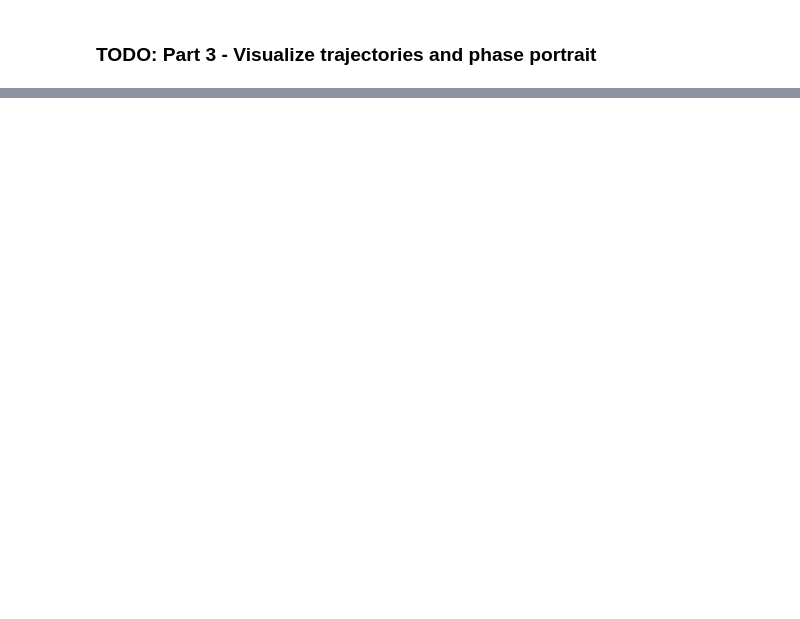
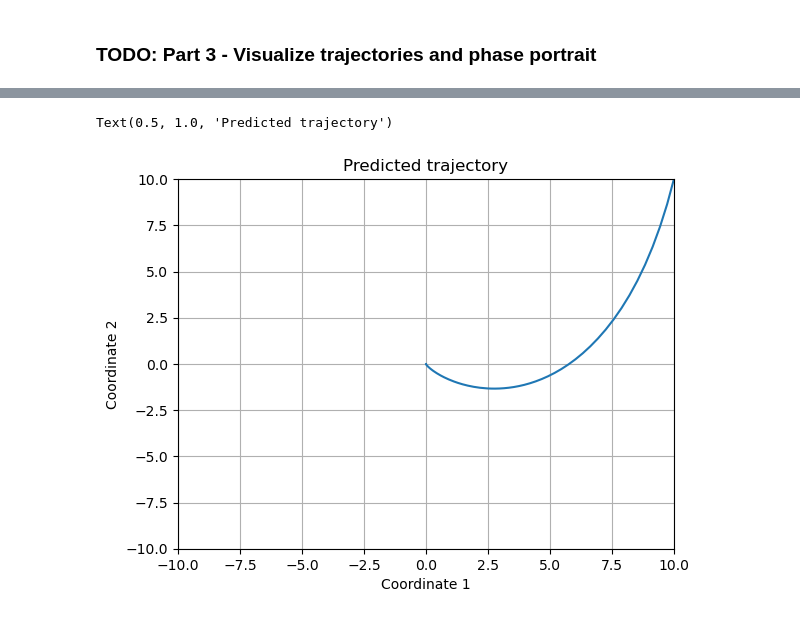
Before and after one commit to Augustin690/learning-dynamical-systems, a Jupyter notebook: src/part1/task2.ipynb, the cells around one changed output, grey strips where cells are left out. Saved outputs shown, nothing was run; the diff lists cells and outputs as text; code cells hidden in the pictures; blank space fills up the shorter version.

```diff
--- a/src/part1/task2.ipynb
+++ b/src/part1/task2.ipynb
@@ -128,0 +112,11 @@ array([[9.95755714e-06]])
+# %%
+plt.plot(trajectory[:,0],trajectory[:,1])
+plt.xlabel("Coordinate 1")
+plt.ylabel("Coordinate 2")
+plt.xlim(-10,10)
+plt.ylim(-10,10)
+plt.grid()
+plt.title("Predicted trajectory")
+# %% [output]
+Text(0.5, 1.0, 'Predicted trajectory')
+[figure, added]
```
Also changed, not shown: parts of 20 cells of this notebook, 1 other file.
